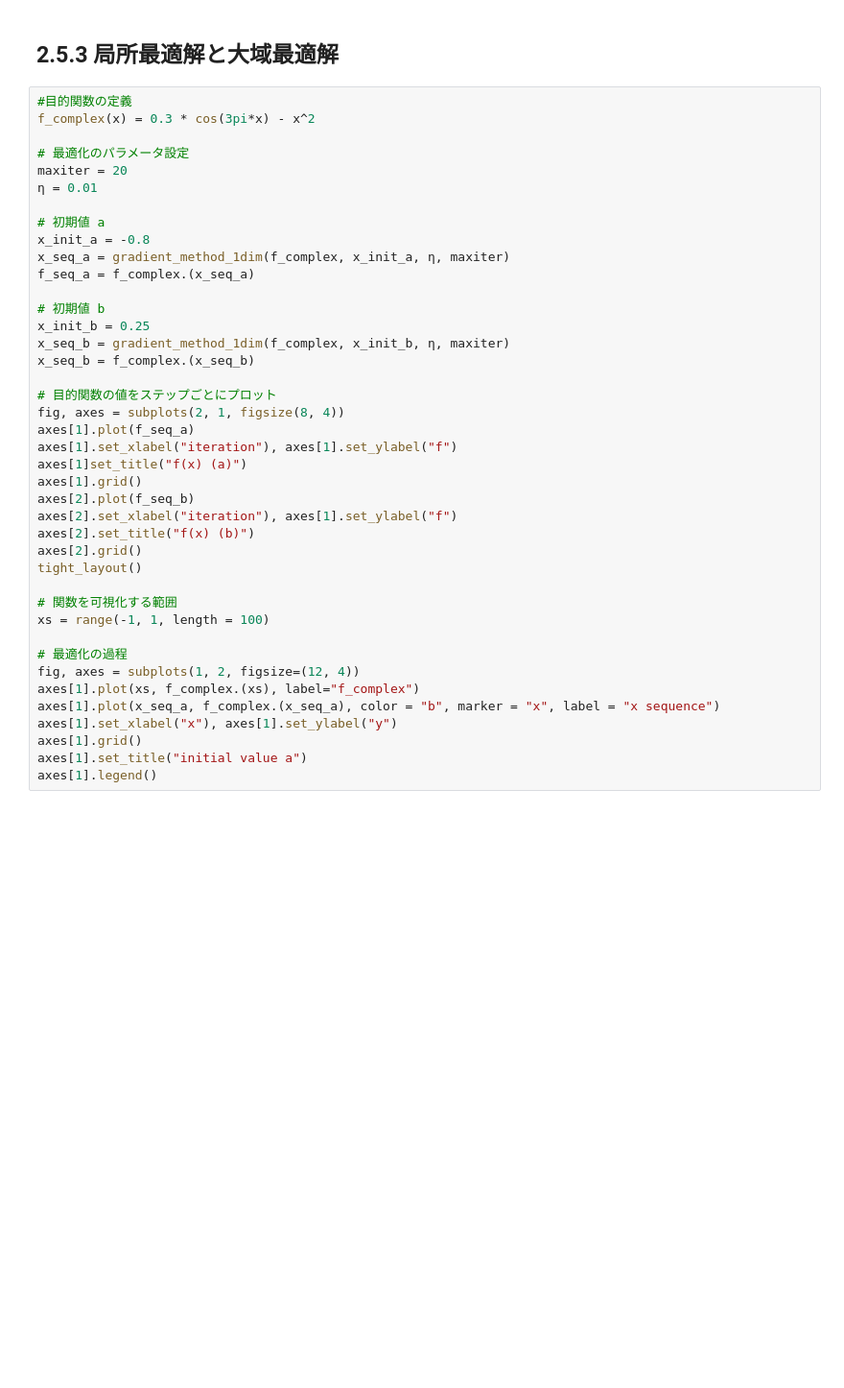
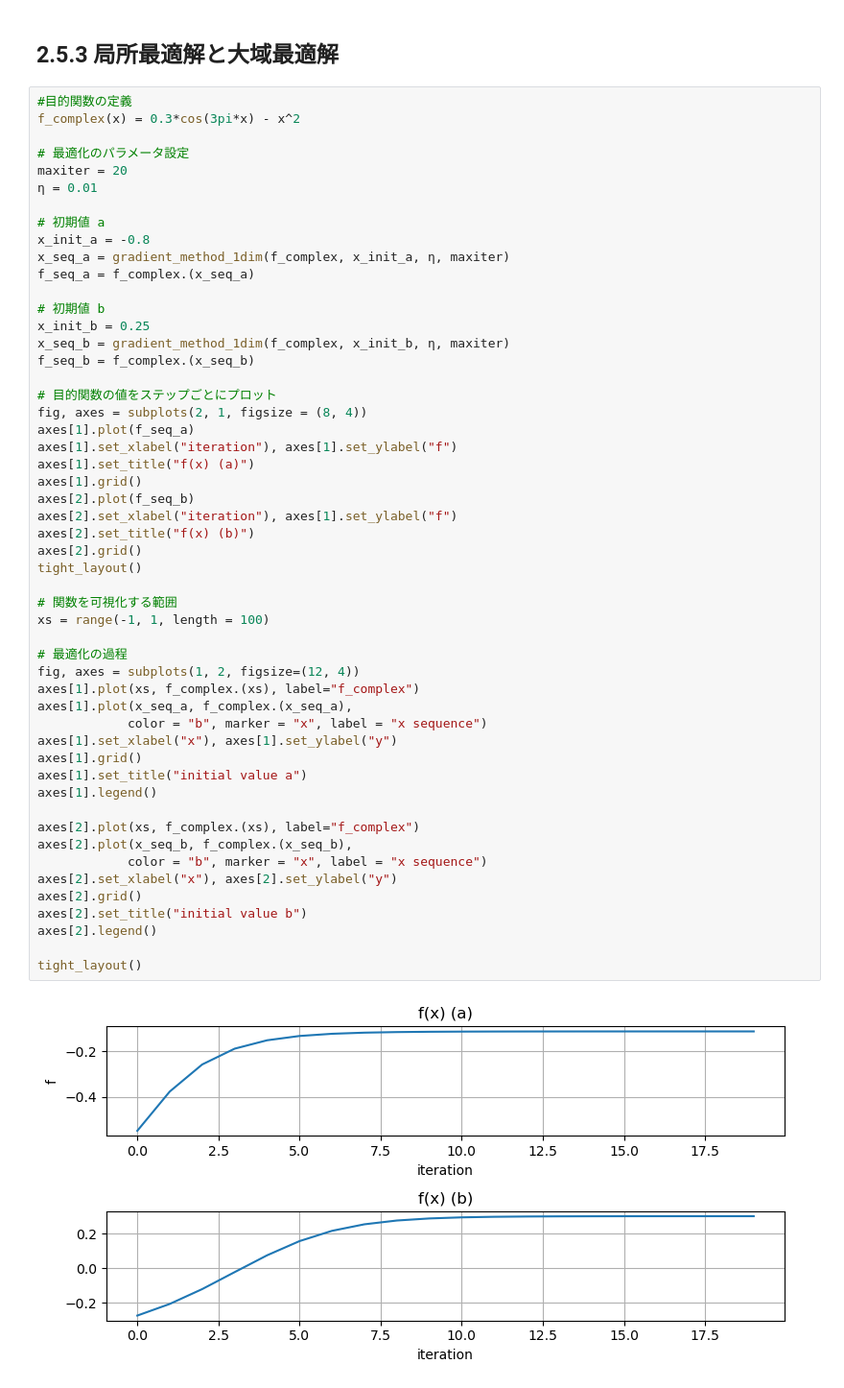
Before and after one commit to HidehikoMURAO/JuliaBayesBook, a Jupyter notebook: 2. Basics of Numerical Computation.ipynb, the cells around one changed output. Shown at 96% size. Cells and saved outputs as stored; diff of their text form; blank space fills up the shorter version.

```diff
--- a/2. Basics of Numerical Computation.ipynb
+++ b/2. Basics of Numerical Computation.ipynb
@@ -796,7 +642,7 @@ tight_layout()
 ## 2.5.3 局所最適解と大域最適解
 # %%
 #目的関数の定義
-f_complex(x) = 0.3 * cos(3pi*x) - x^2
+f_complex(x) = 0.3*cos(3pi*x) - x^2
 
 # 最適化のパラメータ設定
 maxiter = 20
@@ -804,34 +650,47 @@ maxiter = 20
 
 # 初期値 a
 x_init_a = -0.8
 x_seq_a = gradient_method_1dim(f_complex, x_init_a, η, maxiter)
 f_seq_a = f_complex.(x_seq_a)
 
 # 初期値 b
 x_init_b = 0.25
 x_seq_b = gradient_method_1dim(f_complex, x_init_b, η, maxiter)
-x_seq_b = f_complex.(x_seq_b)
+f_seq_b = f_complex.(x_seq_b)
 
 # 目的関数の値をステップごとにプロット
-fig, axes = subplots(2, 1, figsize(8, 4))
+fig, axes = subplots(2, 1, figsize = (8, 4))
 axes[1].plot(f_seq_a)
 axes[1].set_xlabel("iteration"), axes[1].set_ylabel("f")
-axes[1]set_title("f(x) (a)")
+axes[1].set_title("f(x) (a)")
 axes[1].grid()
 axes[2].plot(f_seq_b)
 axes[2].set_xlabel("iteration"), axes[1].set_ylabel("f")
 axes[2].set_title("f(x) (b)")
 axes[2].grid()
 tight_layout()
 
 # 関数を可視化する範囲
 xs = range(-1, 1, length = 100)
 
 # 最適化の過程
 fig, axes = subplots(1, 2, figsize=(12, 4))
 axes[1].plot(xs, f_complex.(xs), label="f_complex")
-axes[1].plot(x_seq_a, f_complex.(x_seq_a), color = "b", marker = "x", label = "x sequence")
+axes[1].plot(x_seq_a, f_complex.(x_seq_a),
+            color = "b", marker = "x", label = "x sequence")
 axes[1].set_xlabel("x"), axes[1].set_ylabel("y")
 axes[1].grid()
 axes[1].set_title("initial value a")
 axes[1].legend()
+
+axes[2].plot(xs, f_complex.(xs), label="f_complex")
+axes[2].plot(x_seq_b, f_complex.(x_seq_b),
+            color = "b", marker = "x", label = "x sequence")
+axes[2].set_xlabel("x"), axes[2].set_ylabel("y")
+axes[2].grid()
+axes[2].set_title("initial value b")
+axes[2].legend()
+
+tight_layout()
+# %% [output]
+[figure, added]
```
Also changed, not shown: parts of 48 cells of this notebook.
